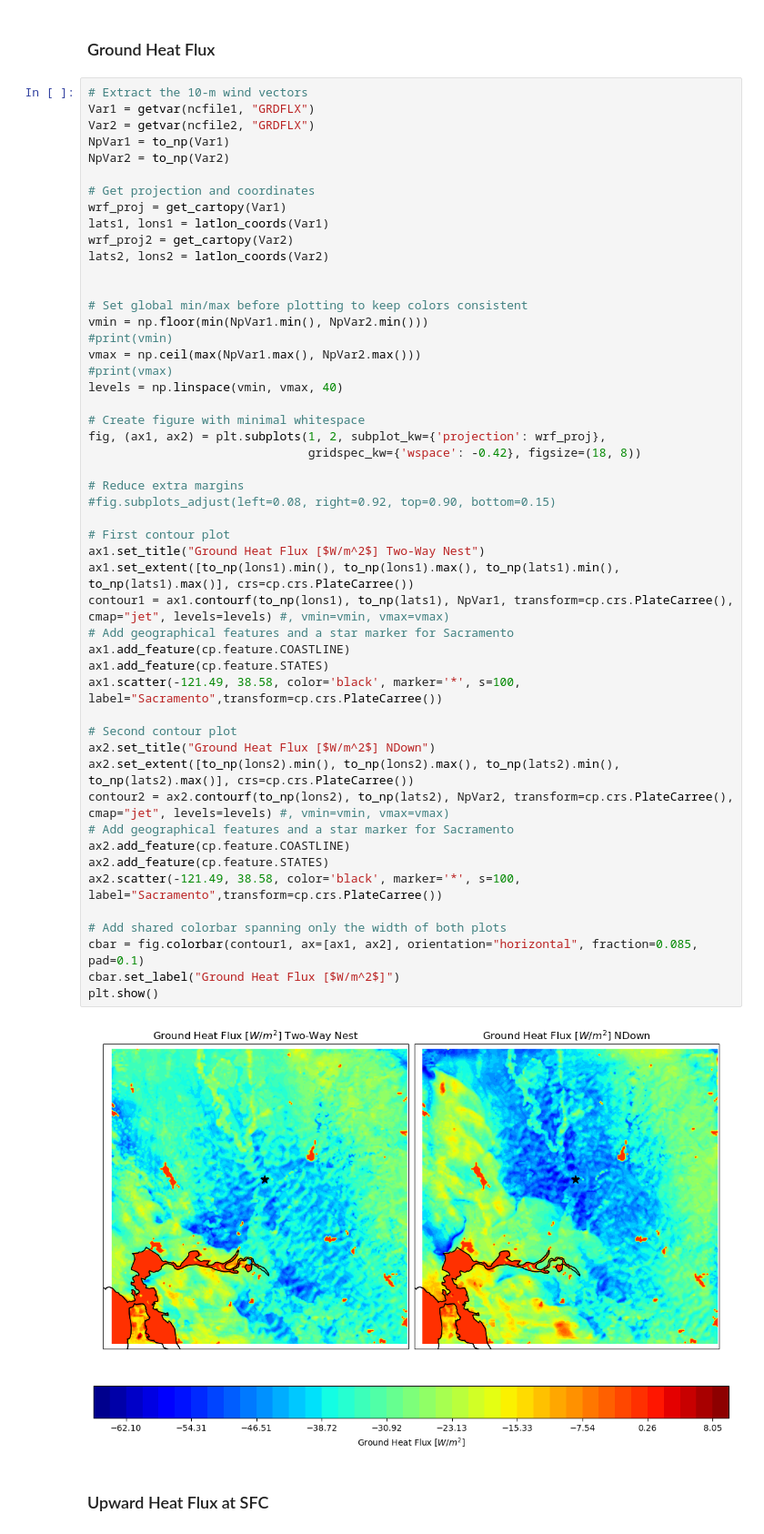
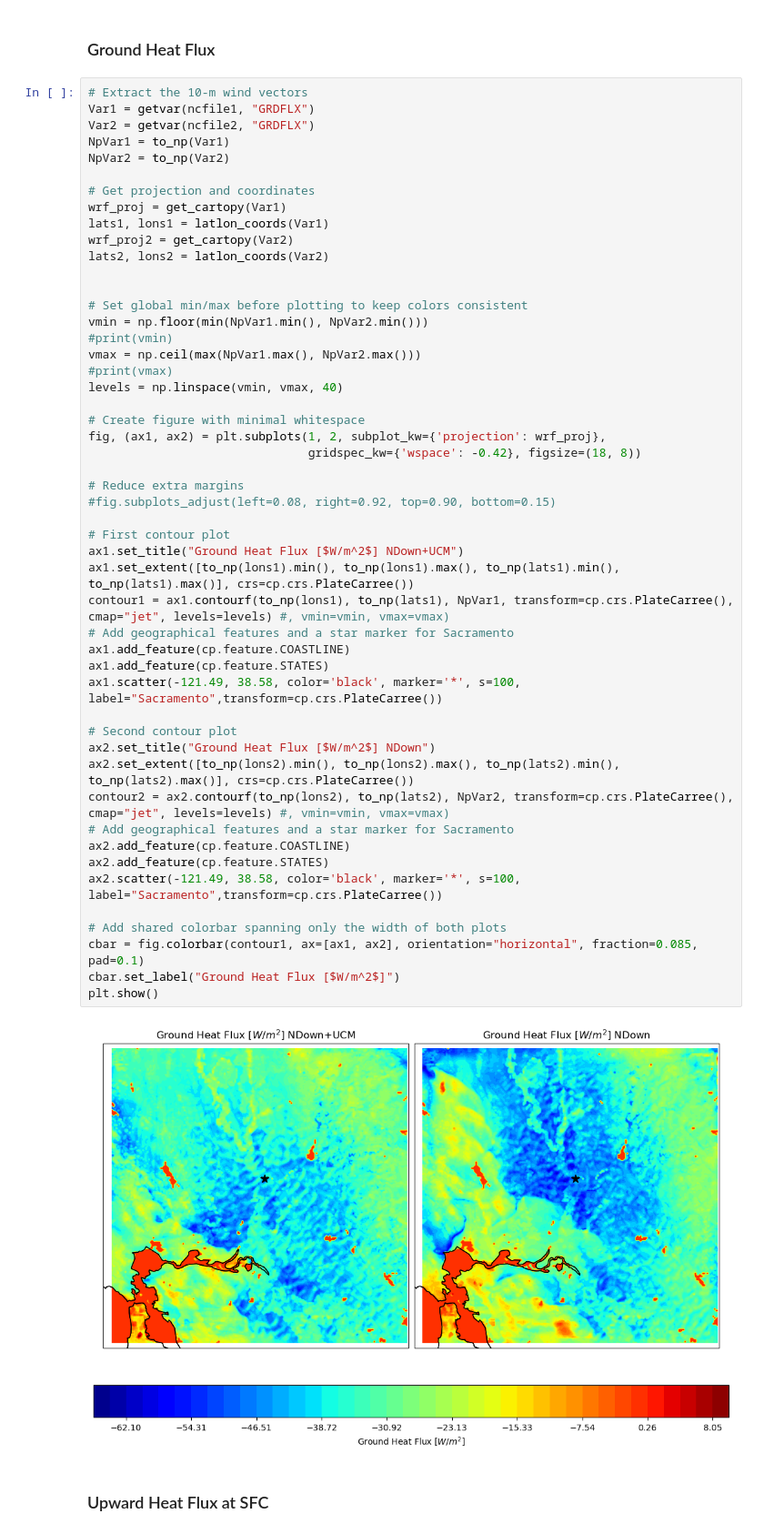
Before and after one commit to wtoslac/LCLUCWRF, a Jupyter notebook: PyWRF/Compare2WNestNDown.ipynb, the cells around one changed output. Shown at 91% size. Saved outputs shown, nothing was run; the diff lists cells and outputs as text.

```diff
--- a/PyWRF/Compare2WNestNDown.ipynb
+++ b/PyWRF/Compare2WNestNDown.ipynb
@@ -197,35 +197,35 @@ levels = np.linspace(vmin, vmax, 40)
 
 # Create figure with minimal whitespace
 fig, (ax1, ax2) = plt.subplots(1, 2, subplot_kw={'projection': wrf_proj},
                                gridspec_kw={'wspace': -0.42}, figsize=(18, 8))
 
 # Reduce extra margins
 #fig.subplots_adjust(left=0.08, right=0.92, top=0.90, bottom=0.15)
 
 # First contour plot
-ax1.set_title("Ground Heat Flux [$W/m^2$] Two-Way Nest")
+ax1.set_title("Ground Heat Flux [$W/m^2$] NDown+UCM")
 ax1.set_extent([to_np(lons1).min(), to_np(lons1).max(), to_np(lats1).min(), to_np(lats1).max()], crs=cp.crs.PlateCarree())
 contour1 = ax1.contourf(to_np(lons1), to_np(lats1), NpVar1, transform=cp.crs.PlateCarree(), cmap="jet", levels=levels) #, vmin=vmin, vmax=vmax)
 # Add geographical features and a star marker for Sacramento
 ax1.add_feature(cp.feature.COASTLINE)
 ax1.add_feature(cp.feature.STATES)
 ax1.scatter(-121.49, 38.58, color='black', marker='*', s=100, label="Sacramento",transform=cp.crs.PlateCarree())
 
 # Second contour plot
 ax2.set_title("Ground Heat Flux [$W/m^2$] NDown")
 ax2.set_extent([to_np(lons2).min(), to_np(lons2).max(), to_np(lats2).min(), to_np(lats2).max()], crs=cp.crs.PlateCarree())
 contour2 = ax2.contourf(to_np(lons2), to_np(lats2), NpVar2, transform=cp.crs.PlateCarree(), cmap="jet", levels=levels) #, vmin=vmin, vmax=vmax)
 # Add geographical features and a star marker for Sacramento
 ax2.add_feature(cp.feature.COASTLINE)
 ax2.add_feature(cp.feature.STATES)
 ax2.scatter(-121.49, 38.58, color='black', marker='*', s=100, label="Sacramento",transform=cp.crs.PlateCarree())
 
 # Add shared colorbar spanning only the width of both plots
 cbar = fig.colorbar(contour1, ax=[ax1, ax2], orientation="horizontal", fraction=0.085, pad=0.1)
 cbar.set_label("Ground Heat Flux [$W/m^2$]")
 plt.show()
 # %% [output]
-[figure, old version]
+[figure, new version]
 # %% [markdown]
 ### Upward Heat Flux at SFC
 # %%
```
Also changed, not shown: parts of 5 cells of this notebook, 3 other files.
